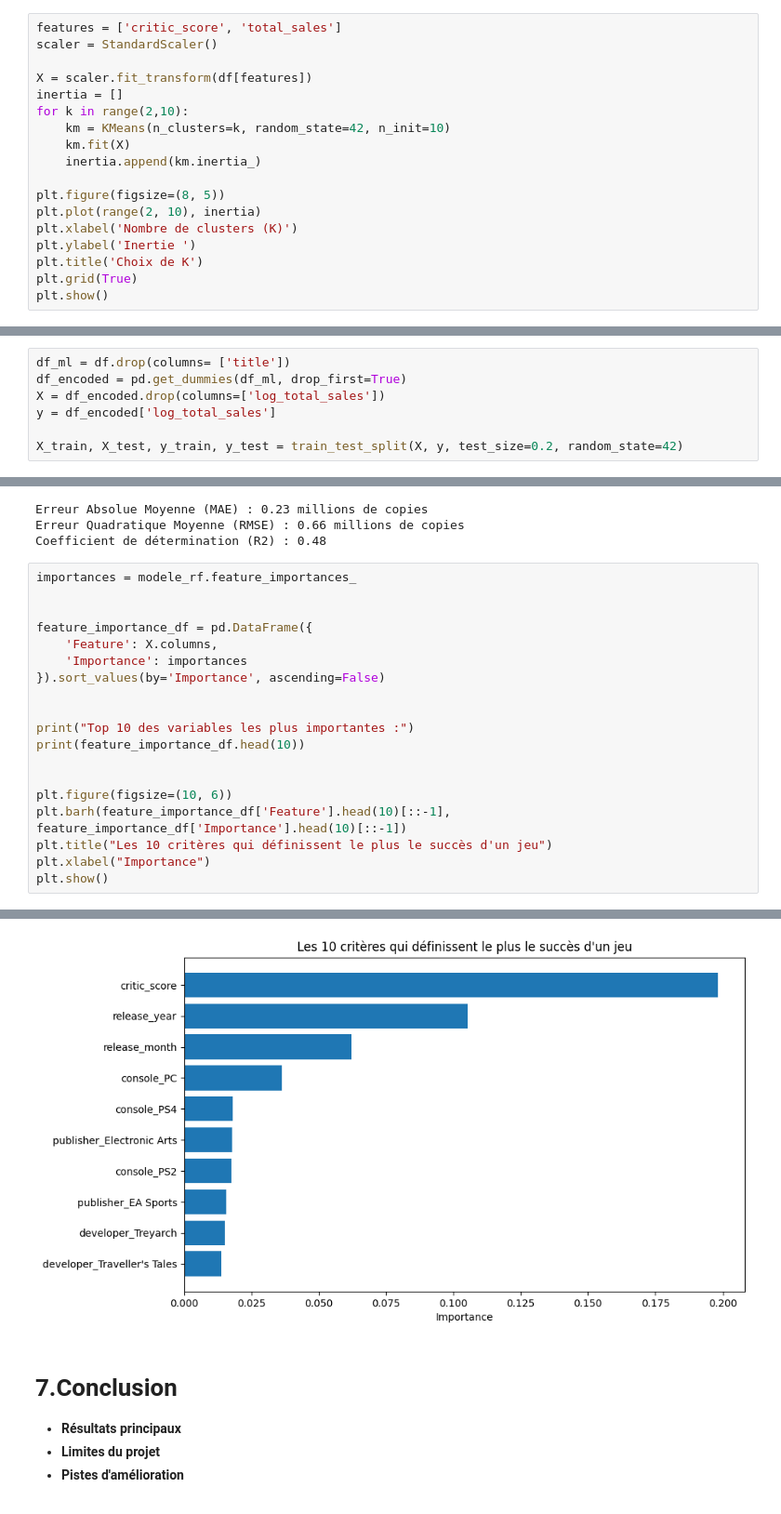
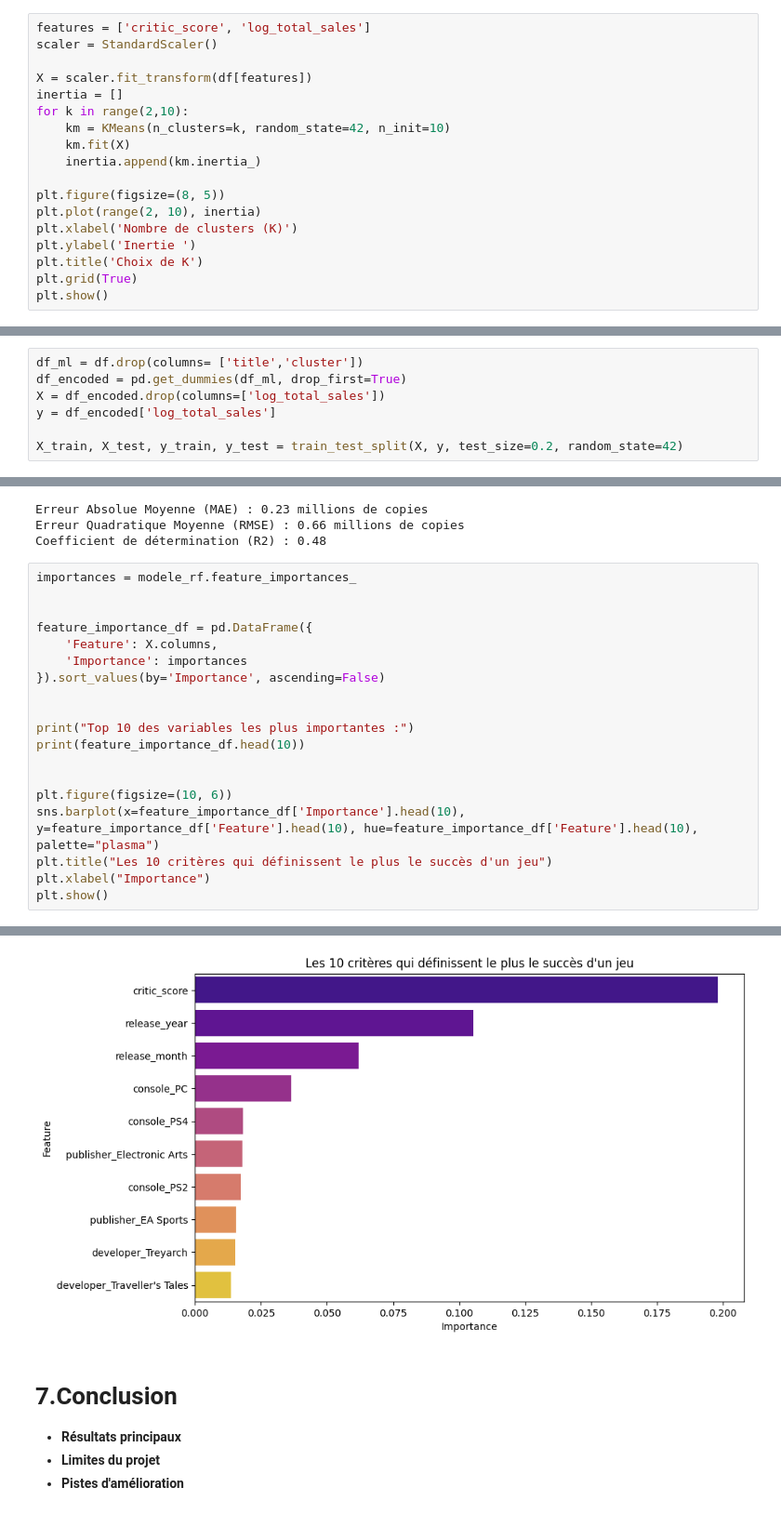
Before and after one commit to Arnaudmyges/DataMining, a Jupyter notebook: Projet.ipynb, the cells around one changed output, grey strips where cells are left out. Shown at 93% size. Cells and saved outputs as stored; diff of their text form.

```diff
--- a/Projet.ipynb
+++ b/Projet.ipynb
@@ -257,7 +257,7 @@ df['publisher'] = df['publisher'].apply(lambda x: x if x in editeurs_frequents e
 - **Choix du nombre de clusters avec Elbow et Silhouette**
 -  **Interprétation des clusters**
 # %%
-features = ['critic_score', 'total_sales']
+features = ['critic_score', 'log_total_sales']
 scaler = StandardScaler()
 
 X = scaler.fit_transform(df[features])
@@ -323,7 +323,7 @@ Name: count, dtype: int64
 # %%
 from sklearn.model_selection import train_test_split
 # %%
-df_ml = df.drop(columns= ['title'])
+df_ml = df.drop(columns= ['title','cluster'])
 df_encoded = pd.get_dummies(df_ml, drop_first=True)
 X = df_encoded.drop(columns=['log_total_sales'])
 y = df_encoded['log_total_sales']
@@ -359,35 +359,35 @@ Coefficient de détermination (R2) : 0.48
 importances = modele_rf.feature_importances_
 
 
 feature_importance_df = pd.DataFrame({
     'Feature': X.columns,
     'Importance': importances
 }).sort_values(by='Importance', ascending=False)
 
 
 print("Top 10 des variables les plus importantes :")
 print(feature_importance_df.head(10))
 
 
 plt.figure(figsize=(10, 6))
-plt.barh(feature_importance_df['Feature'].head(10)[::-1], feature_importance_df['Importance'].head(10)[::-1])
+sns.barplot(x=feature_importance_df['Importance'].head(10), y=feature_importance_df['Feature'].head(10), hue=feature_importance_df['Feature'].head(10), palette="plasma")
 plt.title("Les 10 critères qui définissent le plus le succès d'un jeu")
 plt.xlabel("Importance")
 plt.show()
 # %% [output]
 Top 10 des variables les plus importantes :
                           Feature  Importance
 0                    critic_score    0.198198
 1                    release_year    0.105406
 2                   release_month    0.062069
 19                     console_PC    0.036457
 25                    console_PS4    0.018200
 104     publisher_Electronic Arts    0.017803
 23                    console_PS2    0.017508
 101           publisher_EA Sports    0.015565
 2737           developer_Treyarch    0.015230
 2734  developer_Traveller's Tales    0.013660
-[figure, old version]
+[figure, new version]
 # %% [markdown]
 # 7.Conclusion
 - **Résultats principaux**
```
Also changed, not shown: parts of 3 cells of this notebook.
